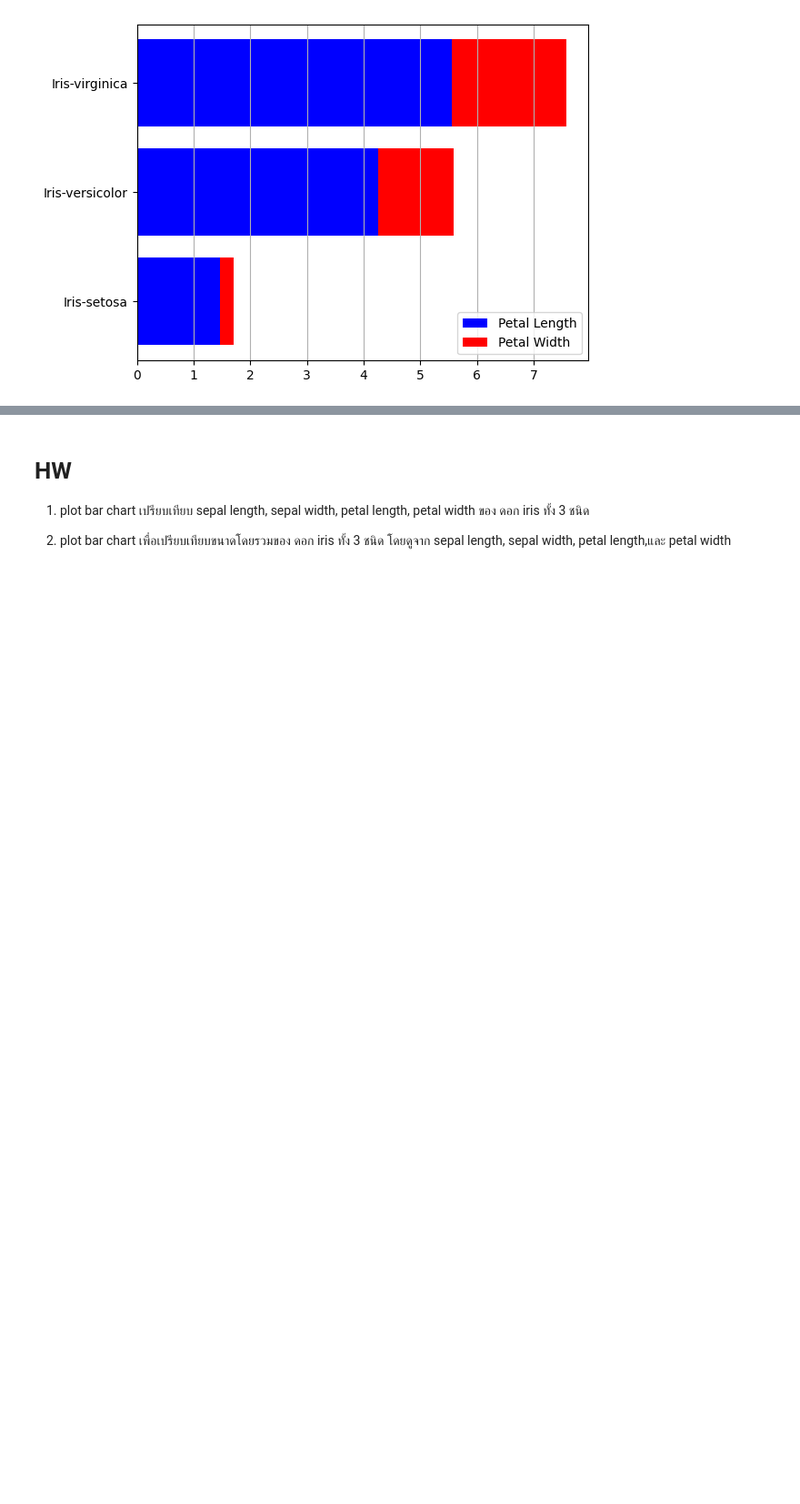
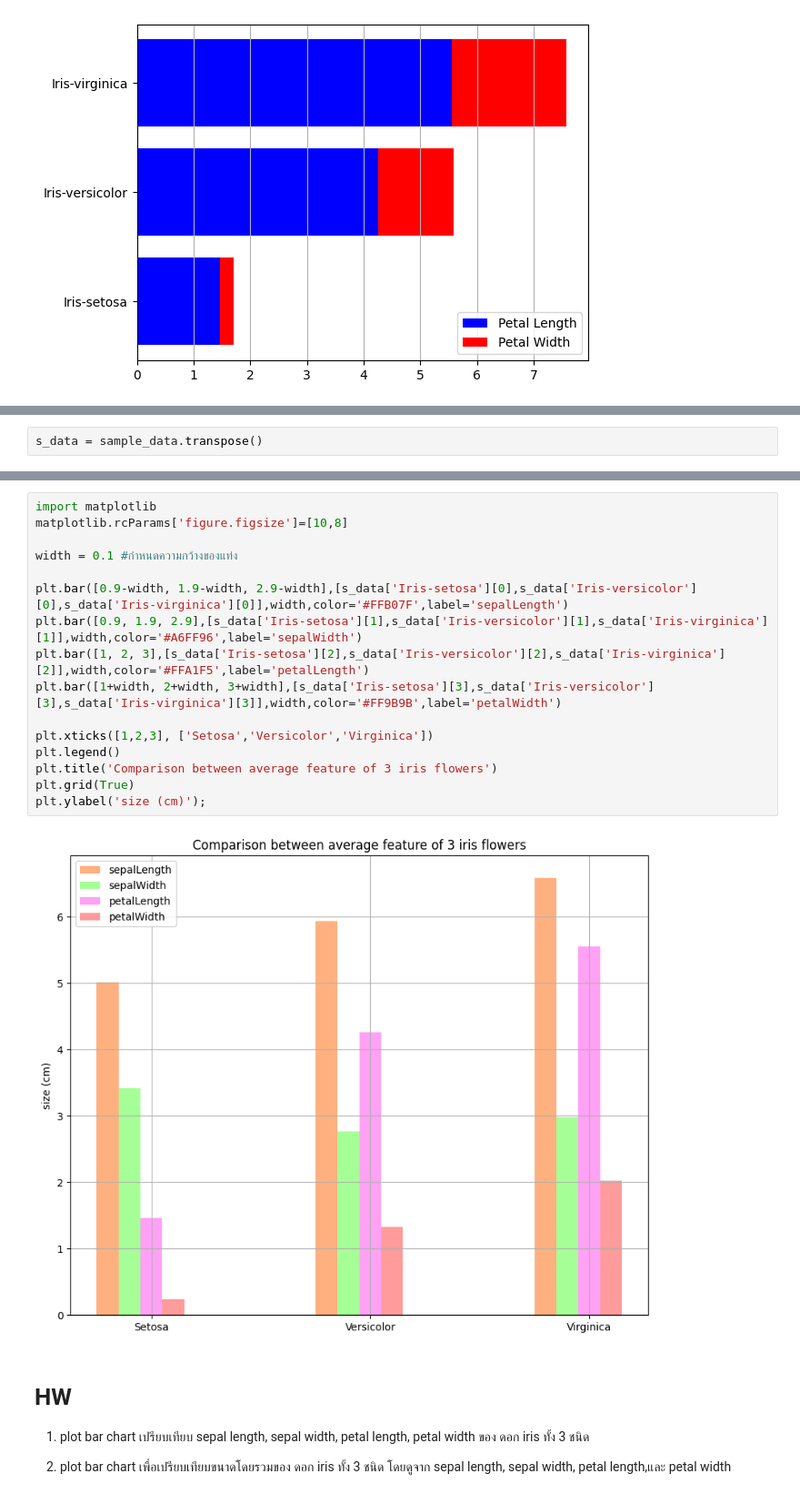
Before and after one commit to Tonry12/python_dataviz2023, a Jupyter notebook: DataViz04_Data_Comparison.ipynb, the cells around one changed output, grey strips where cells are left out. Shown at 91% size. Saved outputs shown, nothing was run; the diff lists cells and outputs as text; blank space fills up the shorter version.

```diff
--- a/DataViz04_Data_Comparison.ipynb
+++ b/DataViz04_Data_Comparison.ipynb
@@ -253,0 +257,2 @@ plt.legend();
+# %%
+s_data = sample_data.transpose()
@@ -254,3 +267,21 @@ plt.legend();
+# %%
+import matplotlib
+matplotlib.rcParams['figure.figsize']=[10,8]
+
+width = 0.1 #กำหนดความกว้างของแท่ง
+
+plt.bar([0.9-width, 1.9-width, 2.9-width],[s_data['Iris-setosa'][0],s_data['Iris-versicolor'][0],s_data['Iris-virginica'][0]],width,color='#FFB07F',label='sepalLength')
+plt.bar([0.9, 1.9, 2.9],[s_data['Iris-setosa'][1],s_data['Iris-versicolor'][1],s_data['Iris-virginica'][1]],width,color='#A6FF96',label='sepalWidth')
+plt.bar([1, 2, 3],[s_data['Iris-setosa'][2],s_data['Iris-versicolor'][2],s_data['Iris-virginica'][2]],width,color='#FFA1F5',label='petalLength')
+plt.bar([1+width, 2+width, 3+width],[s_data['Iris-setosa'][3],s_data['Iris-versicolor'][3],s_data['Iris-virginica'][3]],width,color='#FF9B9B',label='petalWidth')
+
+plt.xticks([1,2,3], ['Setosa','Versicolor','Virginica'])
+plt.legend()
+plt.title('Comparison between average feature of 3 iris flowers')
+plt.grid(True)
+plt.ylabel('size (cm)');
+# %% [output]
+[figure, added]
 # %% [markdown]
 # HW
 1. plot bar chart เปรียบเทียบ sepal length, sepal width, petal length, petal width ของ ดอก iris ทั้ง 3 ชนิด
```
Also changed, not shown: parts of 3 cells of this notebook.
